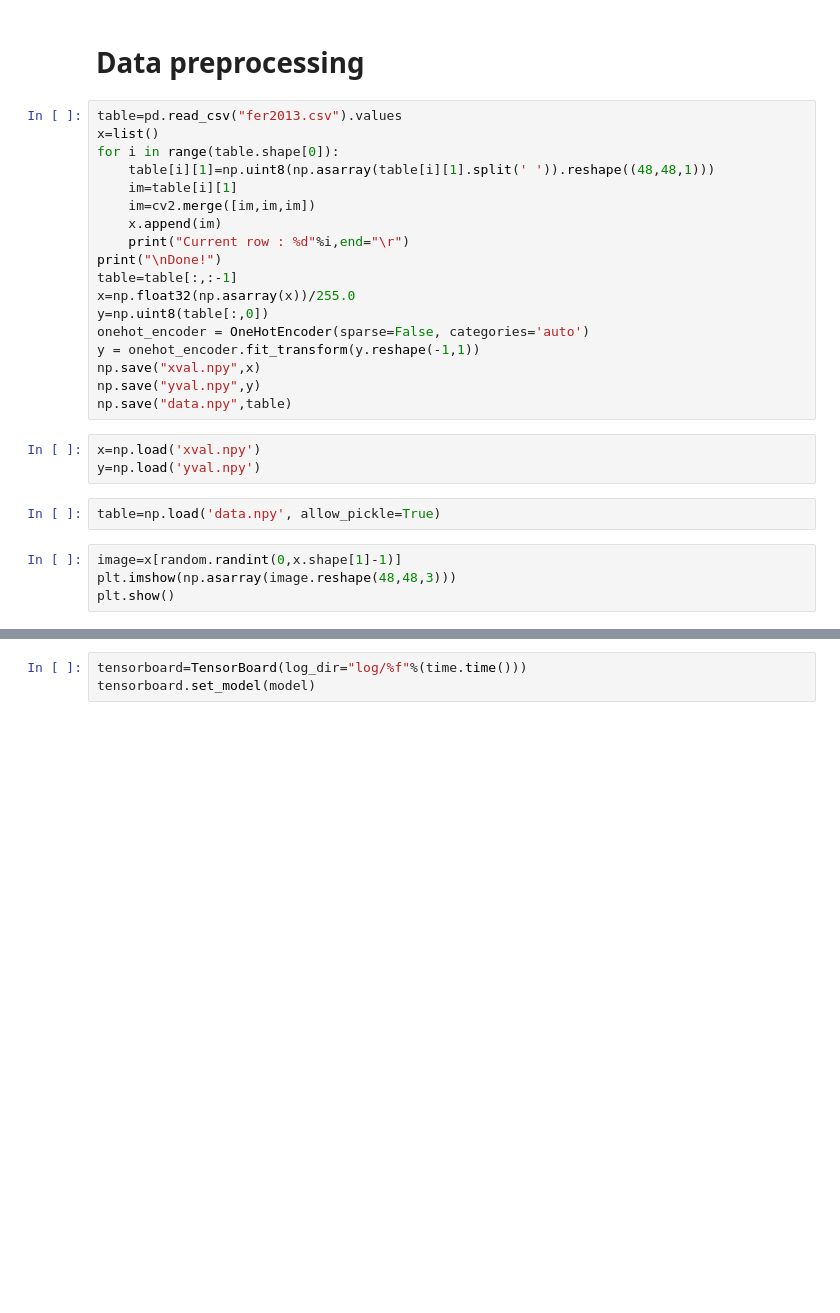
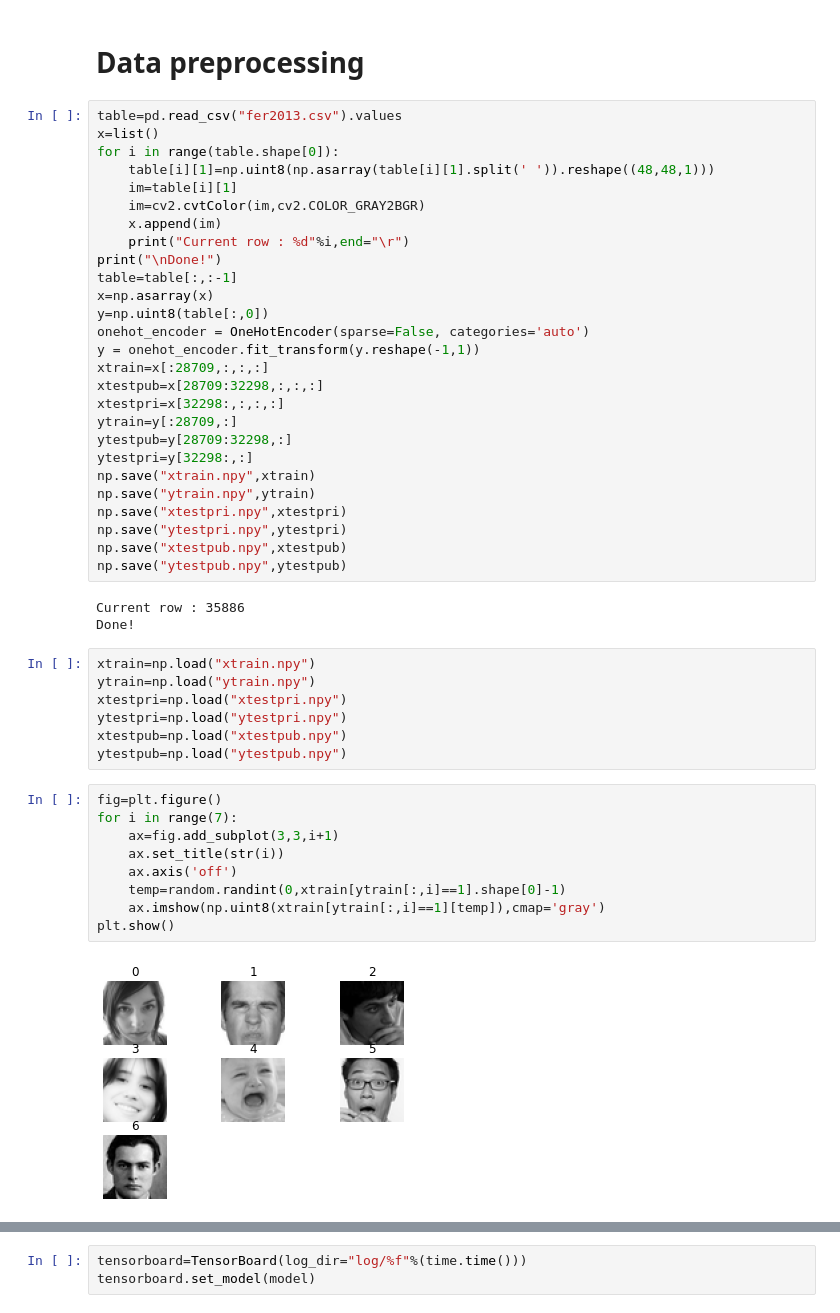
Before and after one commit to sagnik106/Facial-Emotion-Recognition, a Jupyter notebook: Model.ipynb, the cells around one changed output, grey strips where cells are left out. Cells and saved outputs as stored; diff of their text form; blank space fills up the shorter version.

Commit message:
Data bifurcated and live test implemented

```diff
--- a/Model.ipynb
+++ b/Model.ipynb
@@ -20,24 +24,45 @@ x=list()
 for i in range(table.shape[0]):
     table[i][1]=np.uint8(np.asarray(table[i][1].split(' ')).reshape((48,48,1)))
     im=table[i][1]
-    im=cv2.merge([im,im,im])
+    im=cv2.cvtColor(im,cv2.COLOR_GRAY2BGR)
     x.append(im)
     print("Current row : %d"%i,end="\r")
 print("\nDone!")
 table=table[:,:-1]
-x=np.float32(np.asarray(x))/255.0
+x=np.asarray(x)
 y=np.uint8(table[:,0])
 onehot_encoder = OneHotEncoder(sparse=False, categories='auto')
 y = onehot_encoder.fit_transform(y.reshape(-1,1))
-np.save("xval.npy",x)
-np.save("yval.npy",y)
-np.save("data.npy",table)
+xtrain=x[:28709,:,:,:]
+xtestpub=x[28709:32298,:,:,:]
+xtestpri=x[32298:,:,:,:]
+ytrain=y[:28709,:]
+ytestpub=y[28709:32298,:]
+ytestpri=y[32298:,:]
+np.save("xtrain.npy",xtrain)
+np.save("ytrain.npy",ytrain)
+np.save("xtestpri.npy",xtestpri)
+np.save("ytestpri.npy",ytestpri)
+np.save("xtestpub.npy",xtestpub)
+np.save("ytestpub.npy",ytestpub)
+# %% [output]
+Current row : 35886
+Done!
-# %%
-x=np.load('xval.npy')
-y=np.load('yval.npy')
-# %%
-table=np.load('data.npy', allow_pickle=True)
-# %%
-image=x[random.randint(0,x.shape[1]-1)]
-plt.imshow(np.asarray(image.reshape(48,48,3)))
-plt.show()
+# %%
+xtrain=np.load("xtrain.npy")
+ytrain=np.load("ytrain.npy")
+xtestpri=np.load("xtestpri.npy")
+ytestpri=np.load("ytestpri.npy")
+xtestpub=np.load("xtestpub.npy")
+ytestpub=np.load("ytestpub.npy")
+# %%
+fig=plt.figure()
+for i in range(7):
+    ax=fig.add_subplot(3,3,i+1)
+    ax.set_title(str(i))
+    ax.axis('off')
+    temp=random.randint(0,xtrain[ytrain[:,i]==1].shape[0]-1)
+    ax.imshow(np.uint8(xtrain[ytrain[:,i]==1][temp]),cmap='gray')
+plt.show()
+# %% [output]
+[figure, added]
```
Also changed, not shown: parts of 19 cells of this notebook, 5 other files.
